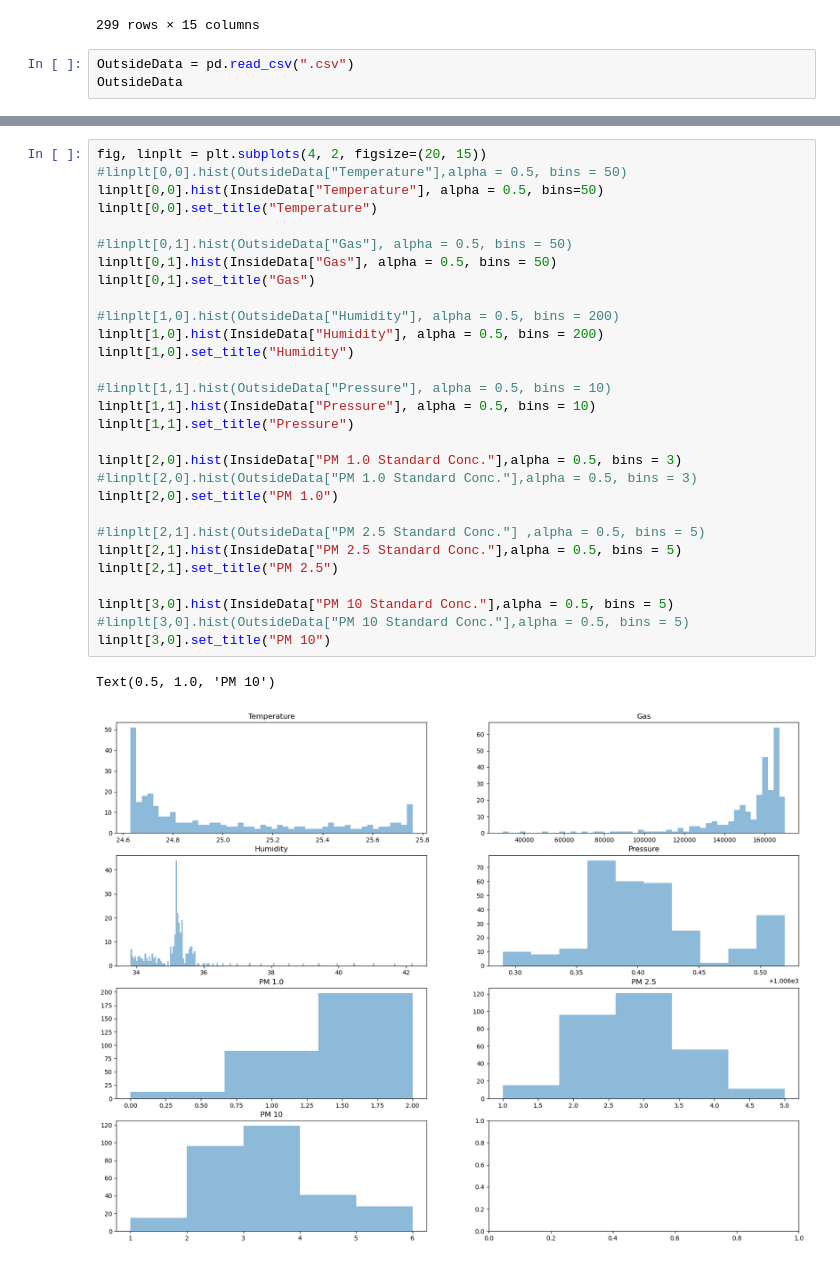
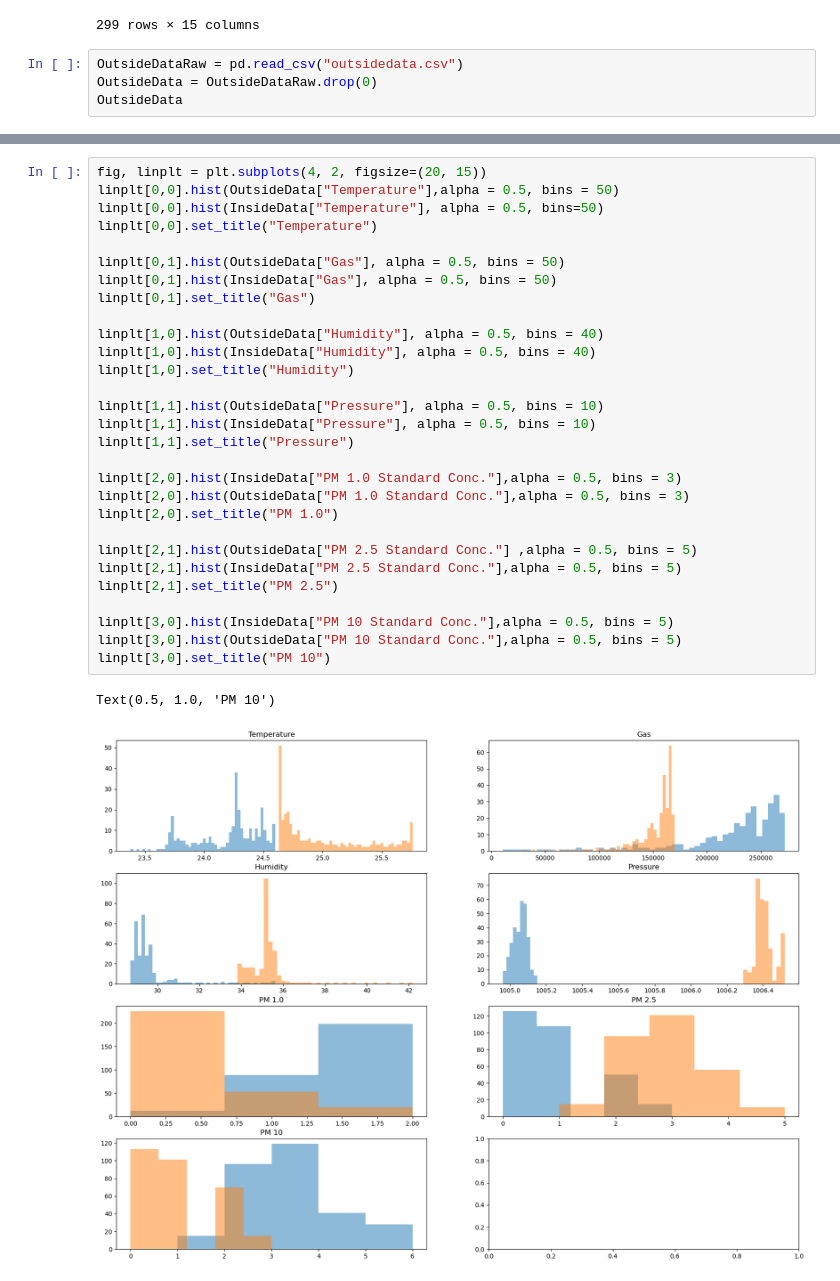
Before and after one commit to jcarpenter-e/E11_BaconPotatoLasagna, a Jupyter notebook: LAw6Compare.ipynb, the cells around one changed output, grey strips where cells are left out. Cells and saved outputs as stored; diff of their text form.

```diff
--- a/LAw6Compare.ipynb
+++ b/LAw6Compare.ipynb
@@ -22,6 +22,7 @@ InsideData
 | 299 | 1.740610e+09 | 2 | 3 | 3 | 441 | ... |
 299 rows × 15 columns
 # %%
-OutsideData = pd.read_csv(".csv")
+OutsideDataRaw = pd.read_csv("outsidedata.csv")
+OutsideData = OutsideDataRaw.drop(0)
 OutsideData
 # %% [output]
@@ -29,33 +42,33 @@ FileNotFoundError: [Errno 2] No such file or directory: '.csv'
 # %%
 fig, linplt = plt.subplots(4, 2, figsize=(20, 15))
-#linplt[0,0].hist(OutsideData["Temperature"],alpha = 0.5, bins = 50)
+linplt[0,0].hist(OutsideData["Temperature"],alpha = 0.5, bins = 50)
 linplt[0,0].hist(InsideData["Temperature"], alpha = 0.5, bins=50)
 linplt[0,0].set_title("Temperature")
 
-#linplt[0,1].hist(OutsideData["Gas"], alpha = 0.5, bins = 50)
+linplt[0,1].hist(OutsideData["Gas"], alpha = 0.5, bins = 50)
 linplt[0,1].hist(InsideData["Gas"], alpha = 0.5, bins = 50)
 linplt[0,1].set_title("Gas")
 
-#linplt[1,0].hist(OutsideData["Humidity"], alpha = 0.5, bins = 200)
-linplt[1,0].hist(InsideData["Humidity"], alpha = 0.5, bins = 200)
+linplt[1,0].hist(OutsideData["Humidity"], alpha = 0.5, bins = 40)
+linplt[1,0].hist(InsideData["Humidity"], alpha = 0.5, bins = 40)
 linplt[1,0].set_title("Humidity")
 
-#linplt[1,1].hist(OutsideData["Pressure"], alpha = 0.5, bins = 10)
+linplt[1,1].hist(OutsideData["Pressure"], alpha = 0.5, bins = 10)
 linplt[1,1].hist(InsideData["Pressure"], alpha = 0.5, bins = 10)
 linplt[1,1].set_title("Pressure")
 
 linplt[2,0].hist(InsideData["PM 1.0 Standard Conc."],alpha = 0.5, bins = 3)
-#linplt[2,0].hist(OutsideData["PM 1.0 Standard Conc."],alpha = 0.5, bins = 3)
+linplt[2,0].hist(OutsideData["PM 1.0 Standard Conc."],alpha = 0.5, bins = 3)
 linplt[2,0].set_title("PM 1.0")
 
-#linplt[2,1].hist(OutsideData["PM 2.5 Standard Conc."] ,alpha = 0.5, bins = 5)
+linplt[2,1].hist(OutsideData["PM 2.5 Standard Conc."] ,alpha = 0.5, bins = 5)
 linplt[2,1].hist(InsideData["PM 2.5 Standard Conc."],alpha = 0.5, bins = 5)
 linplt[2,1].set_title("PM 2.5")
 
 linplt[3,0].hist(InsideData["PM 10 Standard Conc."],alpha = 0.5, bins = 5)
-#linplt[3,0].hist(OutsideData["PM 10 Standard Conc."],alpha = 0.5, bins = 5)
+linplt[3,0].hist(OutsideData["PM 10 Standard Conc."],alpha = 0.5, bins = 5)
 linplt[3,0].set_title("PM 10")
 # %% [output]
 Text(0.5, 1.0, 'PM 10')
-[figure, old version]
+[figure, new version]
 # %%
```
Also changed, not shown: parts of 5 cells of this notebook, 1 other file.
